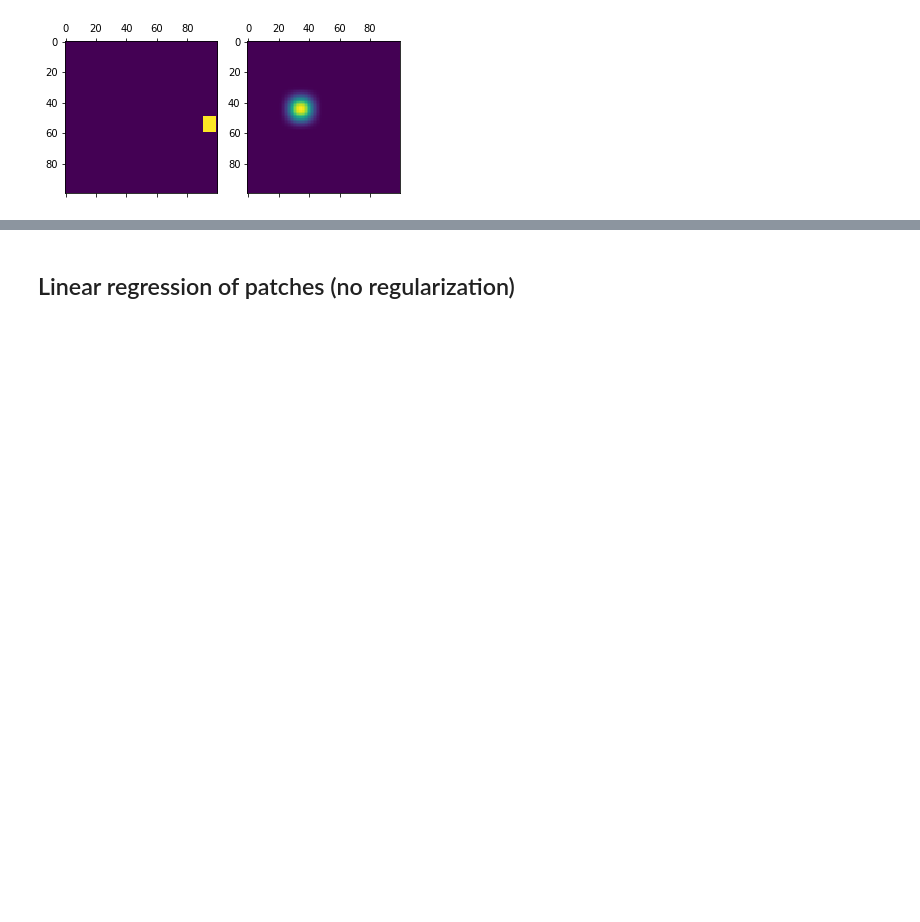
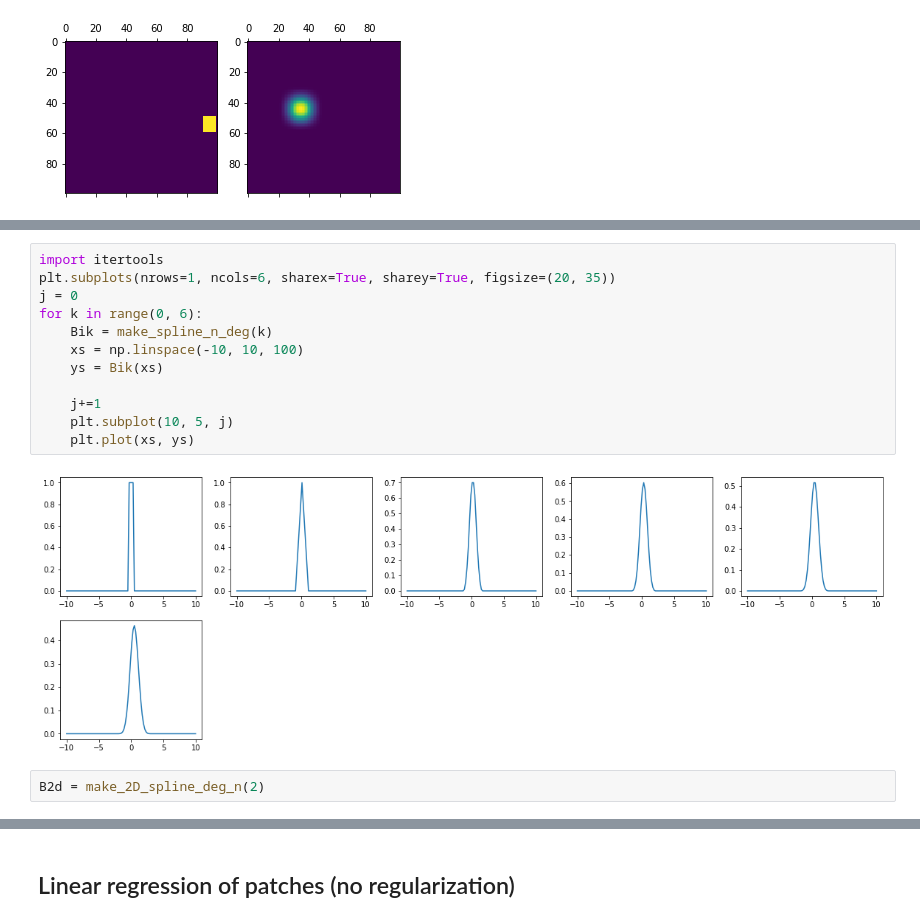
Before and after one commit to pierreglaser/templatematching-mva, a Jupyter notebook: notebooks/playground.ipynb, the cells around one changed output, grey strips where cells are left out. Cells and saved outputs as stored; diff of their text form; blank space fills up the shorter version.

Commit message:
test new spline functions

```diff
--- a/notebooks/playground.ipynb
+++ b/notebooks/playground.ipynb
@@ -126,0 +217,16 @@ _ = ax2.matshow(p)
+# %%
+import itertools
+plt.subplots(nrows=1, ncols=6, sharex=True, sharey=True, figsize=(20, 35))
+j = 0
+for k in range(0, 6):
+    Bik = make_spline_n_deg(k)
+    xs = np.linspace(-10, 10, 100)
+    ys = Bik(xs)
+
+    j+=1
+    plt.subplot(10, 5, j)
+    plt.plot(xs, ys)
+# %% [output]
+[figure, added]
+# %%
+B2d = make_2D_spline_deg_n(2)
```
Also changed, not shown: parts of 3 cells of this notebook.
